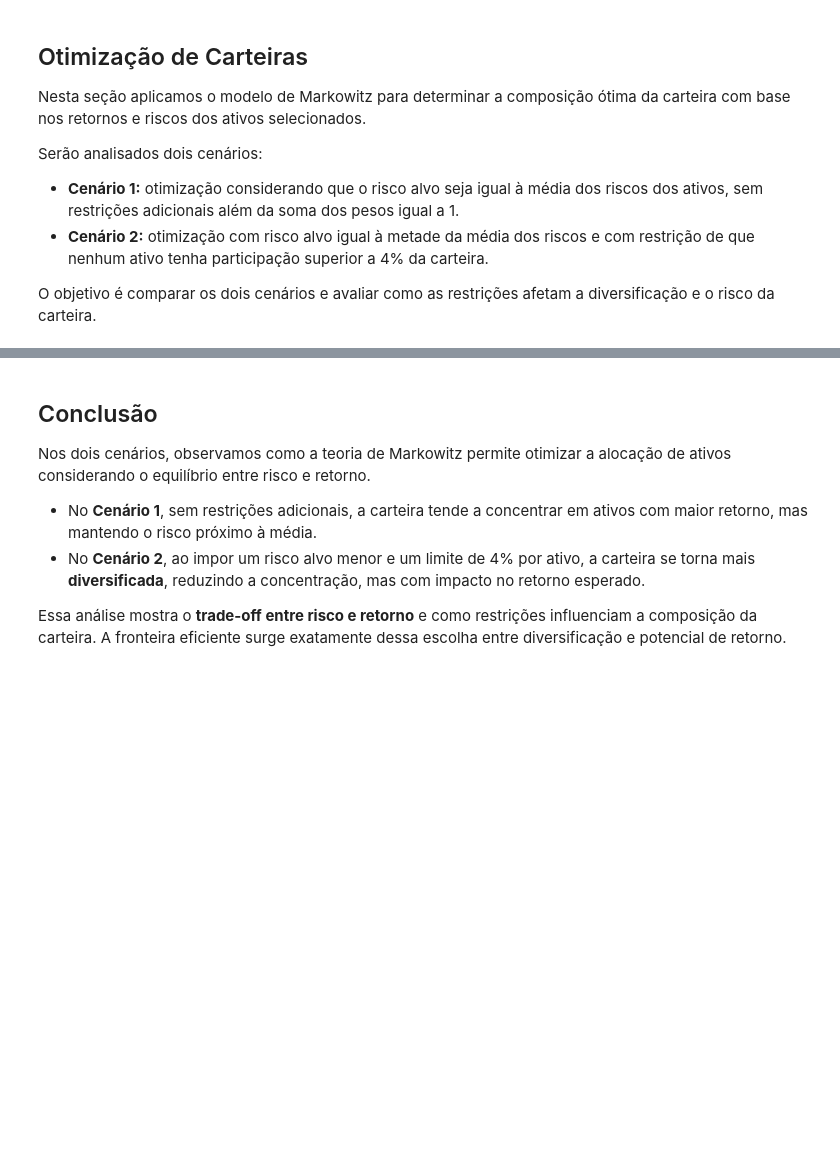
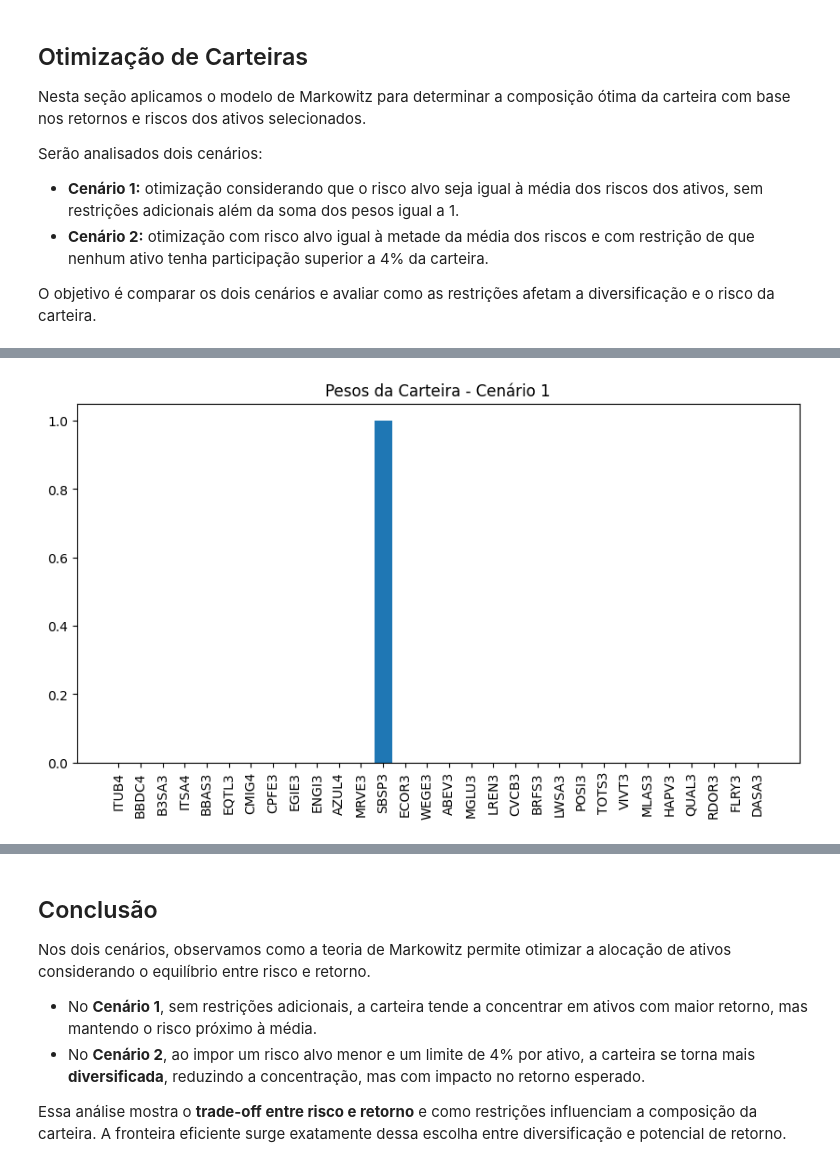
Before and after one commit to mcarolina2/PyPortfolio, a Jupyter notebook: pyportifolio.ipynb, the cells around one changed output, grey strips where cells are left out. Saved outputs shown, nothing was run; the diff lists cells and outputs as text; code cells hidden in the pictures; blank space fills up the shorter version.

```diff
--- a/pyportifolio.ipynb
+++ b/pyportifolio.ipynb
@@ -285,3 +324,93 @@ Serão analisados dois cenários:
 O objetivo é comparar os dois cenários e avaliar como as restrições afetam a diversificação e o risco da carteira.
 # %%
 # colar o codigo aqui do cenario 1 e cenario 2
+import pyomo.environ as pyo
+import pandas as pd
+import numpy as np
+import matplotlib.pyplot as plt
+
+# --- Preparar dados ---
+# retornos_diarios já deve existir
+# calcular retorno médio anualizado e risco anualizado
+retorno_medio_anual = retornos_diarios.mean() * 252
+risco_anual = retornos_diarios.std() * np.sqrt(252)
+
+# covariância anualizada
+cov_matrix = retornos_diarios.cov() * 252
+
+ativos = list(retorno_medio_anual.index)
+n = len(ativos)
+
+# valores de referência
+risco_medio = risco_anual.mean()
+retorno_medio = retorno_medio_anual.mean()
+
+print("Risco médio dos ativos: ", round(risco_medio,4))
+print("Retorno médio dos ativos: ", round(retorno_medio,4))
+
+# --- Função auxiliar para otimização ---
+def otimizar_portfolio(risco_alvo, restricao_max=None):
+    model = pyo.ConcreteModel()
+
+    # Variáveis: pesos dos ativos
+    model.w = pyo.Var(range(n), domain=pyo.NonNegativeReals)
+
+    # Restrição: soma dos pesos = 1
+    model.sum_w = pyo.Constraint(expr=sum(model.w[i] for i in range(n)) == 1)
+
+    # Restrição: risco alvo (variância <= risco_alvo^2)
+    risco_port = sum(model.w[i]*model.w[j]*cov_matrix.iloc[i,j]
+                     for i in range(n) for j in range(n))
+    model.risco = pyo.Constraint(expr=risco_port <= risco_alvo**2)
+
+    # Restrição: peso máximo por ativo (se informado)
+    if restricao_max:
+        model.max_w = pyo.ConstraintList()
+        for i in range(n):
+            model.max_w.add(model.w[i] <= restricao_max)
+
+    # Objetivo: maximizar retorno
+    retorno_port = sum(model.w[i]*retorno_medio_anual[i] for i in range(n))
+    model.obj = pyo.Objective(expr=retorno_port, sense=pyo.maximize)
+
+    #solver = pyo.SolverFactory("ipopt") #isabelly vou alterar
+    solver = pyo.SolverFactory("ipopt", executable=r"C:\Users\Carolina\miniconda3\envs\otimizacao\Library\bin\ipopt.exe")
+    result = solver.solve(model, tee=False)
+
+    pesos = [pyo.value(model.w[i]) for i in range(n)]
+    retorno_final = sum(pesos[i]*retorno_medio_anual[i] for i in range(n))
+    risco_final = np.sqrt(sum(pesos[i]*pesos[j]*cov_matrix.iloc[i,j]
+                              for i in range(n) for j in range(n)))
+
+    return pesos, retorno_final, risco_final
+
+# --- Cenário 1 ---
+print("\n=== Cenário 1: Risco alvo = risco médio, sem restrição de peso ===")
+pesos1, ret1, risco1 = otimizar_portfolio(risco_medio)
+df_c1 = pd.DataFrame({"Ativo": ativos, "Peso": pesos1})
+display(df_c1[df_c1["Peso"] > 0.001])  # mostra só ativos com peso > 0.1%
+
+print(f"Retorno esperado carteira: {ret1:.4f}")
+print(f"Risco da carteira: {risco1:.4f}")
+
+plt.figure(figsize=(10,5))
+plt.bar(df_c1["Ativo"], df_c1["Peso"])
+plt.title("Pesos da Carteira - Cenário 1")
+plt.xticks(rotation=90)
+plt.show()
+
+# --- Cenário 2 ---
+print("\n=== Cenário 2: Risco alvo = metade do risco médio, max 4% por ativo ===")
+pesos2, ret2, risco2 = otimizar_portfolio(risco_medio/2, restricao_max=0.04)
+df_c2 = pd.DataFrame({"Ativo": ativos, "Peso": pesos2})
+display(df_c2[df_c2["Peso"] > 0.001])
+
+print(f"Retorno esperado carteira: {ret2:.4f}")
+print(f"Risco da carteira: {risco2:.4f}")
+
+plt.figure(figsize=(10,5))
+plt.bar(df_c2["Ativo"], df_c2["Peso"], color="orange")
+plt.title("Pesos da Carteira - Cenário 2")
+plt.xticks(rotation=90)
+plt.show()
+# %% [output]
@@ -287,0 +425 @@ O objetivo é comparar os dois cenários e avaliar como as restrições afetam a
+[figure, added]
```
Also changed, not shown: parts of 5 cells of this notebook, 2 other files.
